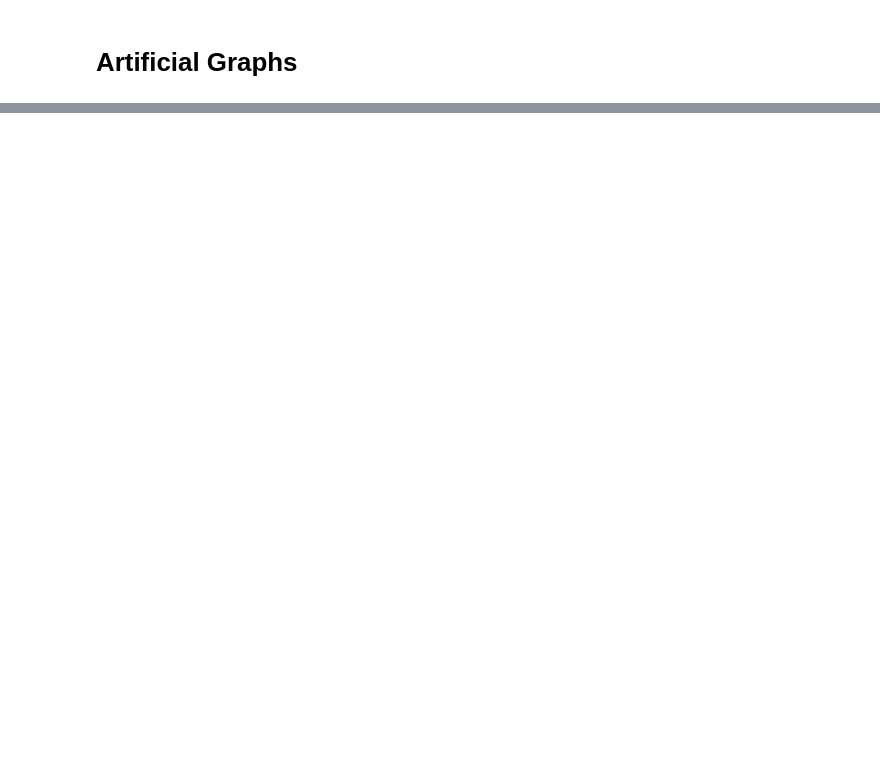
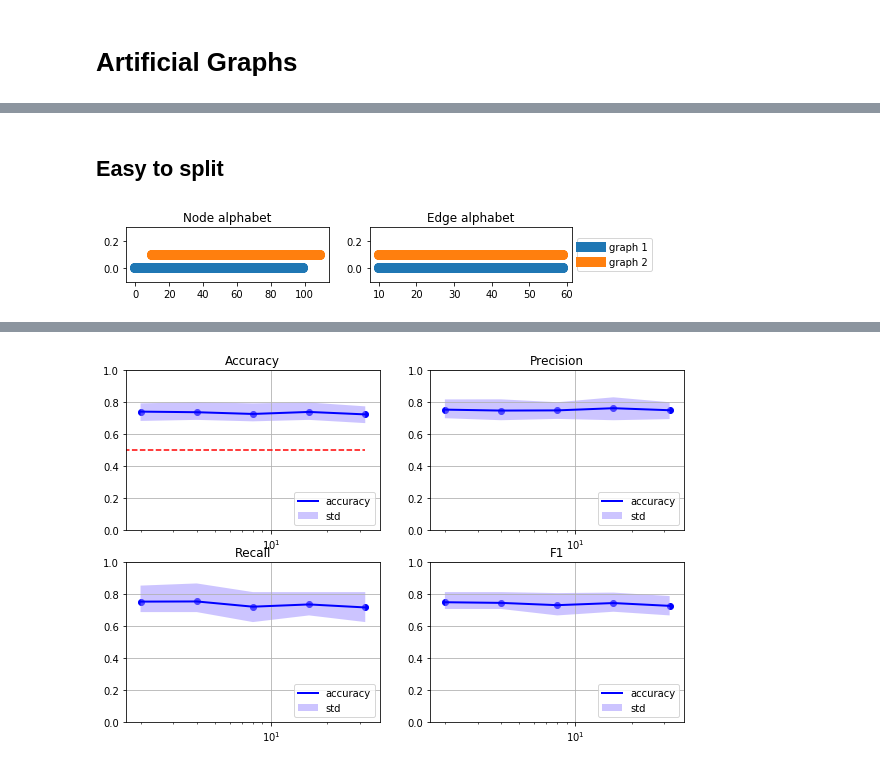
Before and after one commit to AntonioLonga/Master-thesis, a Jupyter notebook: Experiments/Usage_Embedder.ipynb, the cells around one changed output, grey strips where cells are left out. Saved outputs shown, nothing was run; the diff lists cells and outputs as text; code cells hidden in the pictures; blank space fills up the shorter version.

```diff
--- a/Experiments/Usage_Embedder.ipynb
+++ b/Experiments/Usage_Embedder.ipynb
@@ -166,0 +201,75 @@ loop number:  5
+# %% [markdown]
+## Easy to split
+# %%
+# instanziate class Graph_Generator
+gen = Graph_Generator(n_graphs = 1000, degree = 4)
+
+g1,node_alph_1,edge_alph_1 = gen.generate(n_nodes = 25,
+                                          node_alph_start = 0,
+                                          edge_alph_start = 10,
+                                          node_alph_end = 100)
+
+g2,node_alph_2,edge_alph_2 = gen.generate(n_nodes = 25,
+                                          node_alph_start = 10,
+                                          edge_alph_start = 10,
+                                          node_alph_end = 110)
+
+graphs,labels = gen.generate_set(g1,g2,node_alph_1,edge_alph_1,
+                                 node_alph_2,edge_alph_2,
+                                 dept_g1=15,dept_g2=15,
+                                 plot = True)
+
+# split the graphs and the labels
+X_train, X_test, y_train, y_test = train_test_split(graphs, labels, test_size=0.3
+                                                    , random_state=0)
+y_test = [[i] for i in y_test]
+y_test = np.ravel(y_test)
+y_train = [[i] for i in y_train]
+y_train = np.ravel(y_train)
+
+dim = np.logspace(1, 5, num=5, base=2)
+accuracy = [[] for i in dim]
+precision = [[] for i in dim]
+recall = [[] for i in dim]
+f1 = [[] for i in dim]
+
+n_repeat = 5
+for k in range(0,n_repeat):
+    print("loop number: ", k+1)
+    pos = 0
+    for d in dim:
+        # dimension of the last embedding
+        dimension_embedding = int(d)
+
+        # instanziate first model
+        eden = graph.Vectorizer(complexity = 2)
+        model1 = Model(eden, has_fit = False)
+
+        # instanziate second model
+        pca = TruncatedSVD(n_components=1000)
+        model2 = Model(pca)
+
+        # instanziate third model
+        uma = umap.UMAP(n_components=dimension_embedding)
+        model3 = Model(uma)
+
+        # fit and transform
+        # mode1 --> model2 --> model3
+        emb = Embedder([model1,model2,model3])
+        X_small = emb.fit(X_train,y_train).transform(X_test)
+
+
+        evaluator = Evaluator()
+        acc, pre, rec, f = evaluator.performance_with_kfold(X_small,y_test)
+
+
+        accuracy[pos] = accuracy[pos] + acc
+        precision[pos] = precision[pos] + pre
+        recall[pos] = recall[pos] + rec
+        f1[pos] = f1[pos] + f
+
+        pos = pos + 1
+
+my_plot(accuracy,precision,recall,f1,dim,n_repeat,len(X_train),len(X_test),y_test)
+# %% [output]
+[figure, added]
@@ -167 +292,2 @@ loop number:  5
+[figure, added]
 # %%
```
Also changed, not shown: parts of 10 cells of this notebook.
